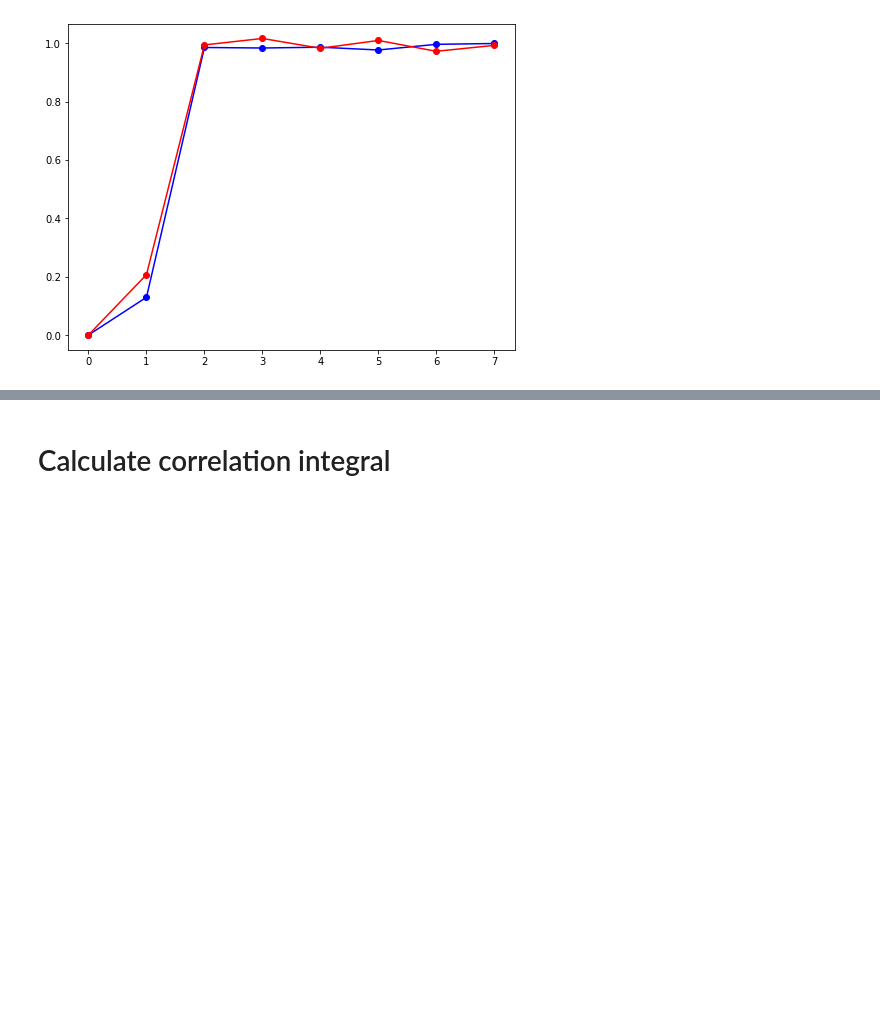
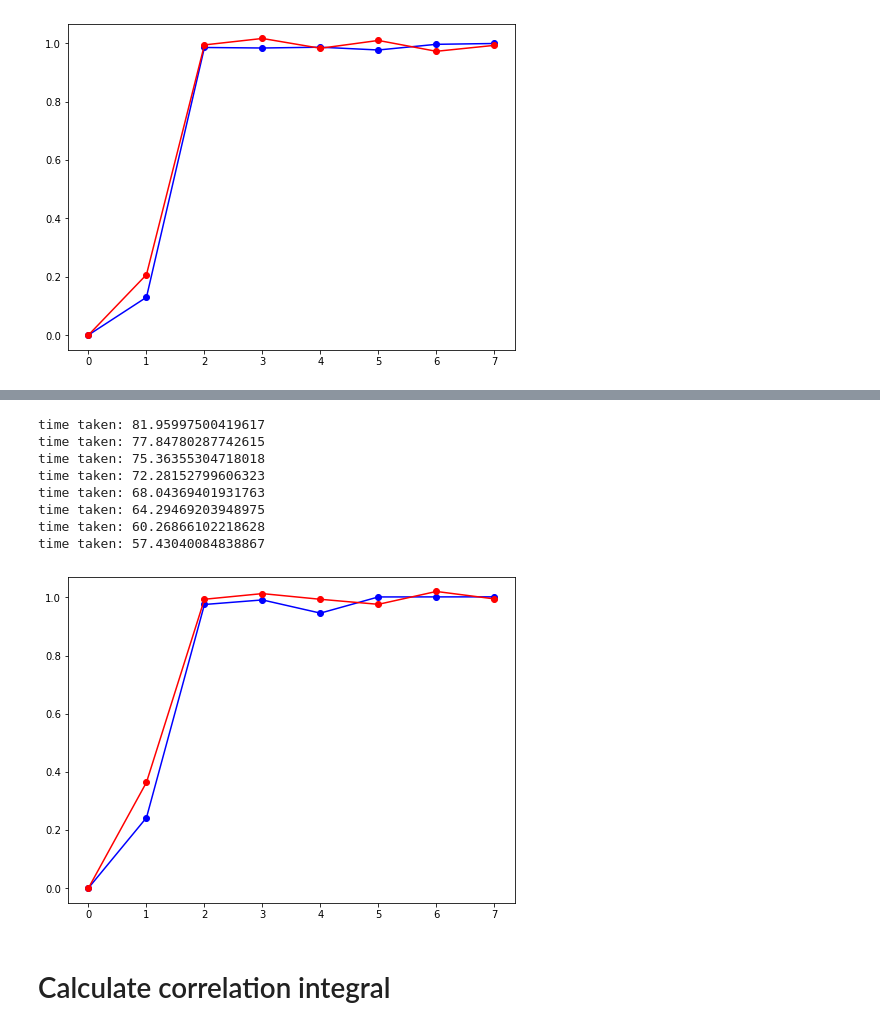
Before and after one commit to esandford/starspot_chaos, a Jupyter notebook: syntheticSignals.ipynb, the cells around one changed output, grey strips where cells are left out. Saved outputs shown, nothing was run; the diff lists cells and outputs as text; code cells hidden in the pictures; blank space fills up the shorter version.

```diff
--- a/syntheticSignals.ipynb
+++ b/syntheticSignals.ipynb
@@ -1078,3 +1126,19 @@ time taken: 348.3781998157501
+# %%
+E1, E2 = cao97(timeSeries = multiPeriodic_v[:5000], tau = 162, mMax = 8)
+fig, ax = plt.subplots(1,1,figsize=(8,6))
+ax.plot(E1,'bo',ls='-')
+ax.plot(E2,'ro',ls='-')
+plt.show()
+# %% [output]
+time taken: 81.95997500419617
+time taken: 77.84780287742615
+time taken: 75.36355304718018
+time taken: 72.28152799606323
+time taken: 68.04369401931763
+time taken: 64.29469203948975
+time taken: 60.26866102218628
+time taken: 57.43040084838867
+[figure, added]
 # %% [markdown]
 # Calculate correlation integral
 # %% [markdown]
```
Also changed, not shown: parts of 6 cells of this notebook.
